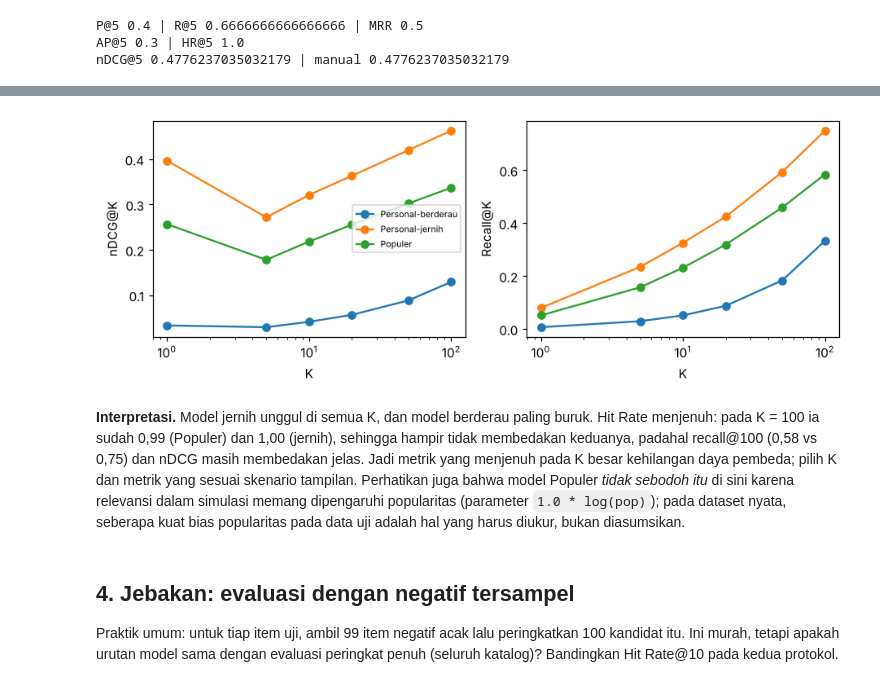
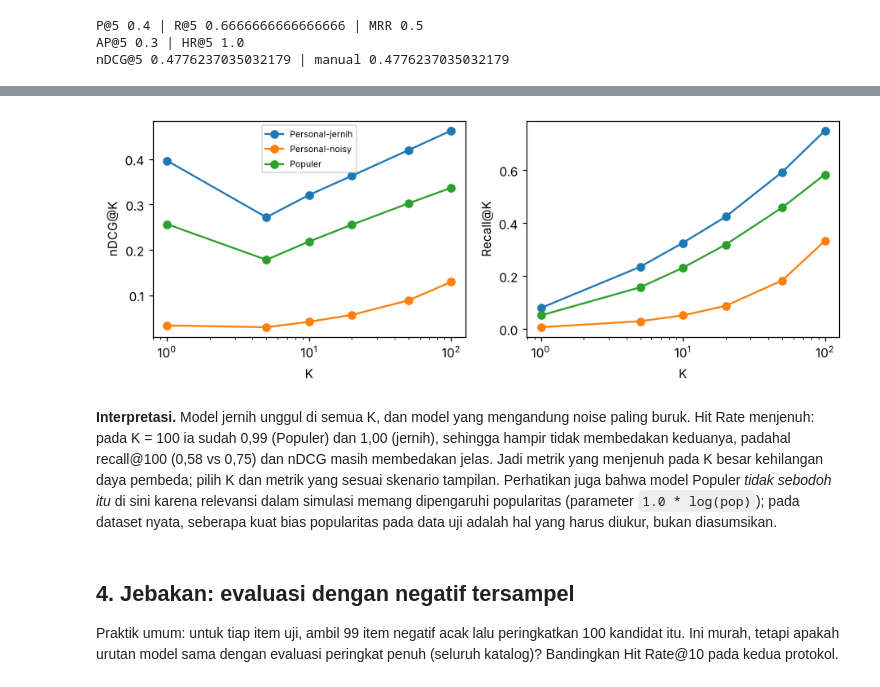
Before and after one commit to imamrozi/recsys-hibrida-multisinyal-notebooks, a Jupyter notebook: notebooks/bab06_evaluasi/01_metrik_ranking_dan_jebakan_evaluasi.ipynb, the cells around one changed output, grey strips where cells are left out. Saved outputs shown, nothing was run; the diff lists cells and outputs as text; code cells hidden in the pictures.

```diff
--- a/notebooks/bab06_evaluasi/01_metrik_ranking_dan_jebakan_evaluasi.ipynb
+++ b/notebooks/bab06_evaluasi/01_metrik_ranking_dan_jebakan_evaluasi.ipynb
@@ -117,7 +117,7 @@ def peringkat(skor_fn):
 
 model = {
     "Populer":          peringkat(lambda u: pop),
-    "Personal-berderau": peringkat(lambda u: taste[u] + rng.normal(0, 2.5, N_I)),
+    "Personal-noisy": peringkat(lambda u: taste[u] + rng.normal(0, 2.5, N_I)),
     "Personal-jernih":  peringkat(lambda u: logit_rel[u] + rng.normal(0, 0.5, N_I)),
 }
 
@@ -152,23 +152,23 @@ Personal-jernih       1.000      0.037   0.749            0.560              0.2
 # %%
 rows = []
 for K in (1, 5, 10, 20, 50, 100):
     t = tabel_metrik(model, K)
     for nm in model:
         rows.append({"K": K, "model": nm, "ndcg": t.loc[nm, "ndcg"], "recall": t.loc[nm, "recall"]})
 res = pd.DataFrame(rows)
 fig, ax = plt.subplots(1, 2, figsize=(8.5, 3.2))
 for nm, g in res.groupby("model"):
     ax[0].plot(g.K, g.ndcg, marker="o", label=nm); ax[1].plot(g.K, g.recall, marker="o", label=nm)
 ax[0].set(xlabel="K", ylabel="nDCG@K", xscale="log"); ax[1].set(xlabel="K", ylabel="Recall@K", xscale="log")
 ax[0].legend(fontsize=7); fig.tight_layout()
 
 t10 = tabel_metrik(model, 10)
 assert t10.loc["Personal-jernih", "ndcg"] > t10.loc["Populer", "ndcg"]
-assert t10.loc["Personal-jernih", "ndcg"] > t10.loc["Personal-berderau", "ndcg"]
+assert t10.loc["Personal-jernih", "ndcg"] > t10.loc["Personal-noisy", "ndcg"]
 # %% [output]
-[figure, old version]
+[figure, new version]
 # %% [markdown]
-**Interpretasi.** Model jernih unggul di semua K, dan model berderau paling buruk. Hit Rate menjenuh: pada K = 100 ia sudah 0,99 (Populer) dan 1,00 (jernih), sehingga hampir tidak membedakan keduanya, padahal recall@100 (0,58 vs 0,75) dan nDCG masih membedakan jelas. Jadi metrik yang menjenuh pada K besar kehilangan daya pembeda; pilih K dan metrik yang sesuai skenario tampilan. Perhatikan juga bahwa model Populer *tidak sebodoh itu* di sini karena relevansi dalam simulasi memang dipengaruhi popularitas (parameter `1.0 * log(pop)`); pada dataset nyata, seberapa kuat bias popularitas pada data uji adalah hal yang harus diukur, bukan diasumsikan.
+**Interpretasi.** Model jernih unggul di semua K, dan model yang mengandung noise paling buruk. Hit Rate menjenuh: pada K = 100 ia sudah 0,99 (Populer) dan 1,00 (jernih), sehingga hampir tidak membedakan keduanya, padahal recall@100 (0,58 vs 0,75) dan nDCG masih membedakan jelas. Jadi metrik yang menjenuh pada K besar kehilangan daya pembeda; pilih K dan metrik yang sesuai skenario tampilan. Perhatikan juga bahwa model Populer *tidak sebodoh itu* di sini karena relevansi dalam simulasi memang dipengaruhi popularitas (parameter `1.0 * log(pop)`); pada dataset nyata, seberapa kuat bias popularitas pada data uji adalah hal yang harus diukur, bukan diasumsikan.
 # %% [markdown]
 ## 4. Jebakan: evaluasi dengan negatif tersampel
 
```
Also changed, not shown: parts of 3 cells of this notebook, 34 other files.
